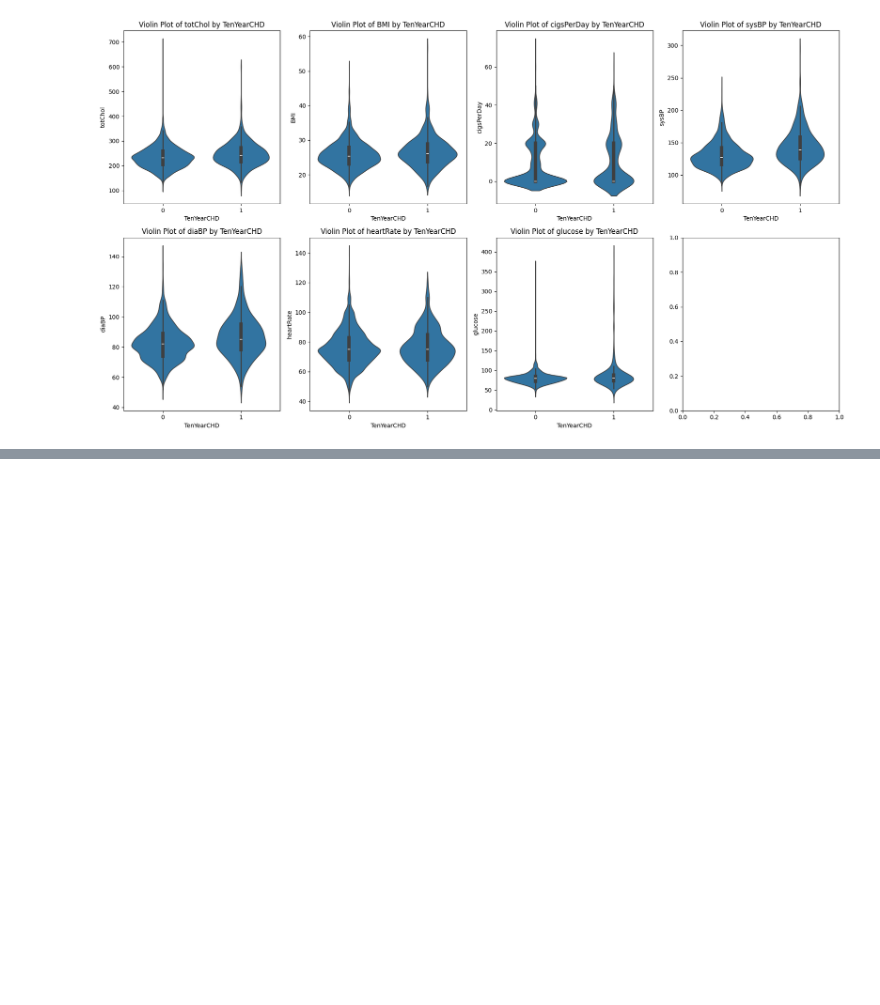
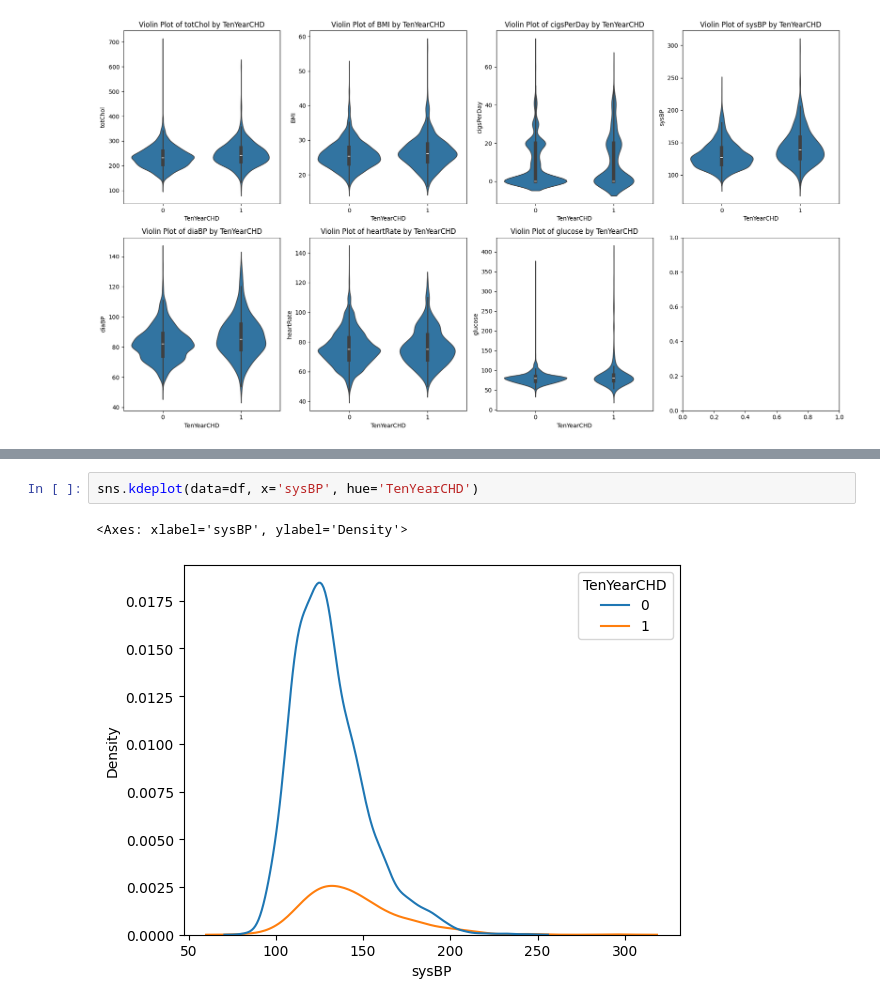
Before and after one commit to madisonhgallagher/project_chd, a Jupyter notebook: Visualizations.ipynb, the cells around one changed output, grey strips where cells are left out. Saved outputs shown, nothing was run; the diff lists cells and outputs as text; blank space fills up the shorter version.

```diff
--- a/Visualizations.ipynb
+++ b/Visualizations.ipynb
@@ -60,0 +104,5 @@ plt.show()
+# %%
+sns.kdeplot(data=df, x='sysBP', hue='TenYearCHD')
+# %% [output]
+<Axes: xlabel='sysBP', ylabel='Density'>
+[figure, added]
```
Also changed, not shown: parts of 12 cells of this notebook.
